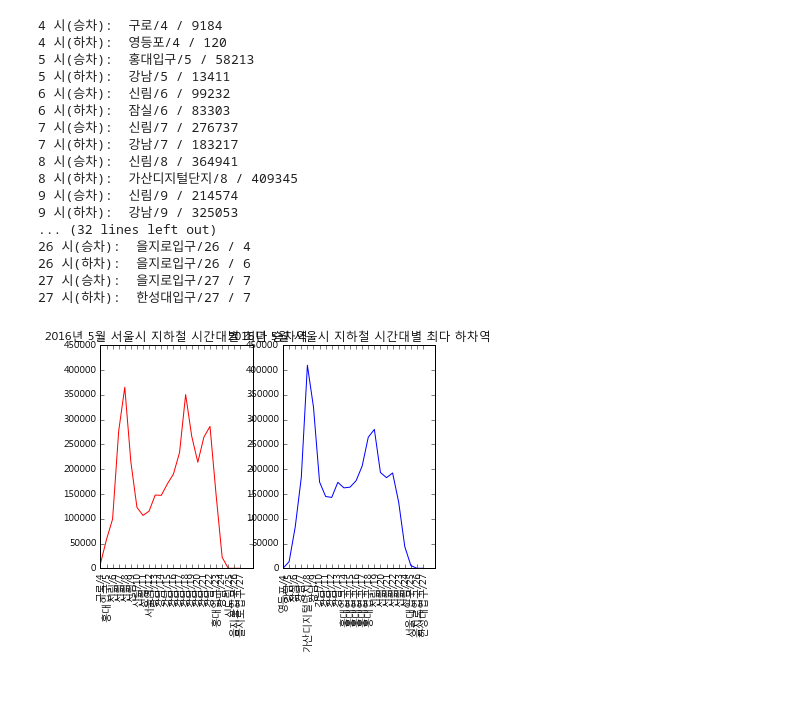
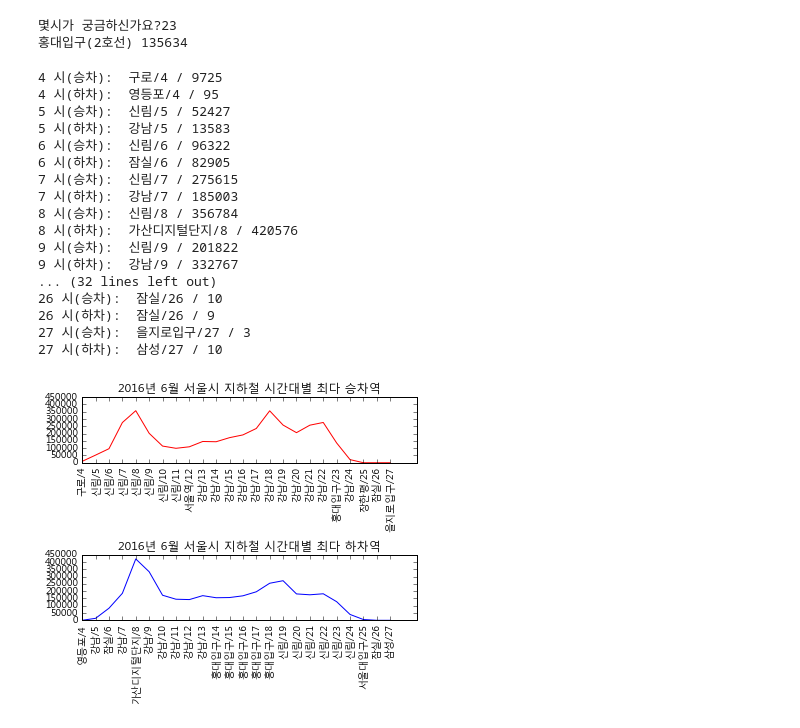
Before and after one commit to greatsong/2016pythondataproject, a Jupyter notebook: project3_subway.ipynb, the cells around one changed output. Cells and saved outputs as stored; diff of their text form; code cells hidden in the pictures; blank space fills up the shorter version.

Commit message:
subway modify

```diff
--- a/project3_subway.ipynb
+++ b/project3_subway.ipynb
@@ -1,6 +1,6 @@
 # %%
 import csv
-data = csv.reader(open('201606subway.csv','r'),delimiter=",")
+data = csv.reader(open('./data/201606subway.csv','r'),delimiter=",")
 
 i = int(input('몇시가 궁금하신가요?'))-4
 max_person = 0
@@ -10,62 +10,65 @@ for row in data :
         max_person = row[2+(i*2)]
         max_station = row[1]+'('+ row[0]+')'
 print(max_station, max_person)
+# %% [output]
+몇시가 궁금하신가요?23
+홍대입구(2호선) 135634
 # %%
 import csv
-data = csv.reader(open('201606subway.csv','r'), delimiter=",")
+data = csv.reader(open('./data/201606subway.csv','r'),delimiter=",")
 
 max_person1 = [0] * 24
 max_station1 = [''] * 24
 
 max_person2 = [0] * 24
 max_station2 = [''] * 24
 for row in data :
     for i in range(24):
         if int(max_person1[i]) < int(row[2+(i*2)]) :
             max_person1[i] = row[2+(i*2)]
             max_station1[i] = row[1] + '/' + str(i+4) #+'('+ row[0]+')'
         if int(max_person2[i]) < int(row[3 + (i * 2)]):
             max_person2[i] = row[3 + (i * 2)]
             max_station2[i] = row[1] + '/' + str(i + 4)  # +'('+ row[0]+')'
 
 for i in range(24):
     print(i+4,'시(승차): ', max_station1[i],'/',max_person1[i])
     print(i + 4,'시(하차): ', max_station2[i], '/', max_person2[i])
 
 import matplotlib.pyplot as plt
 %matplotlib inline
 import numpy as np
 plt.rc('font',family='Malgun Gothic')
 cnt = np.arange(24)
-plt.subplot(121)
-plt.title('2016년 5월 서울시 지하철 시간대별 최다 승차역')
+plt.subplot(311)
+plt.title('2016년 6월 서울시 지하철 시간대별 최다 승차역')
 plt.plot(cnt, max_person1,'r')
 plt.xticks(cnt, max_station1,rotation='vertical')
 plt.ylim(ymax=450000)
-plt.subplot(122)
-plt.title('2016년 5월 서울시 지하철 시간대별 최다 하차역')
+plt.subplot(313)
+plt.title('2016년 6월 서울시 지하철 시간대별 최다 하차역')
 plt.plot(cnt, max_person2,'b')
 plt.xticks(cnt, max_station2,rotation='vertical')
 plt.ylim(ymax=450000)
 plt.show()
 # %% [output]
-4 시(승차):  구로/4 / 9184
-4 시(하차):  영등포/4 / 120
-5 시(승차):  홍대입구/5 / 58213
-5 시(하차):  강남/5 / 13411
-6 시(승차):  신림/6 / 99232
-6 시(하차):  잠실/6 / 83303
-7 시(승차):  신림/7 / 276737
-7 시(하차):  강남/7 / 183217
-8 시(승차):  신림/8 / 364941
-8 시(하차):  가산디지털단지/8 / 409345
-9 시(승차):  신림/9 / 214574
-9 시(하차):  강남/9 / 325053
+4 시(승차):  구로/4 / 9725
+4 시(하차):  영등포/4 / 95
+5 시(승차):  신림/5 / 52427
+5 시(하차):  강남/5 / 13583
+6 시(승차):  신림/6 / 96322
+6 시(하차):  잠실/6 / 82905
+7 시(승차):  신림/7 / 275615
+7 시(하차):  강남/7 / 185003
+8 시(승차):  신림/8 / 356784
+8 시(하차):  가산디지털단지/8 / 420576
+9 시(승차):  신림/9 / 201822
+9 시(하차):  강남/9 / 332767
 ... (32 lines left out)
-26 시(승차):  을지로입구/26 / 4
-26 시(하차):  을지로입구/26 / 6
-27 시(승차):  을지로입구/27 / 7
-27 시(하차):  한성대입구/27 / 7
+26 시(승차):  잠실/26 / 10
+26 시(하차):  잠실/26 / 9
+27 시(승차):  을지로입구/27 / 3
+27 시(하차):  삼성/27 / 10
-[figure, old version]
+[figure, new version]
 # %%
 import csv
```
Also changed, not shown: parts of 2 cells of this notebook.
